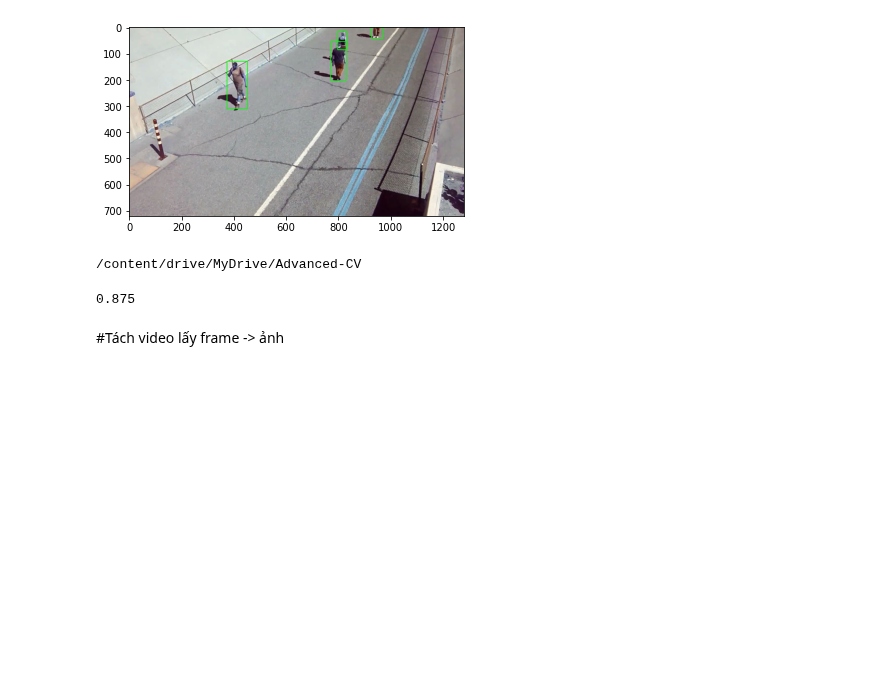
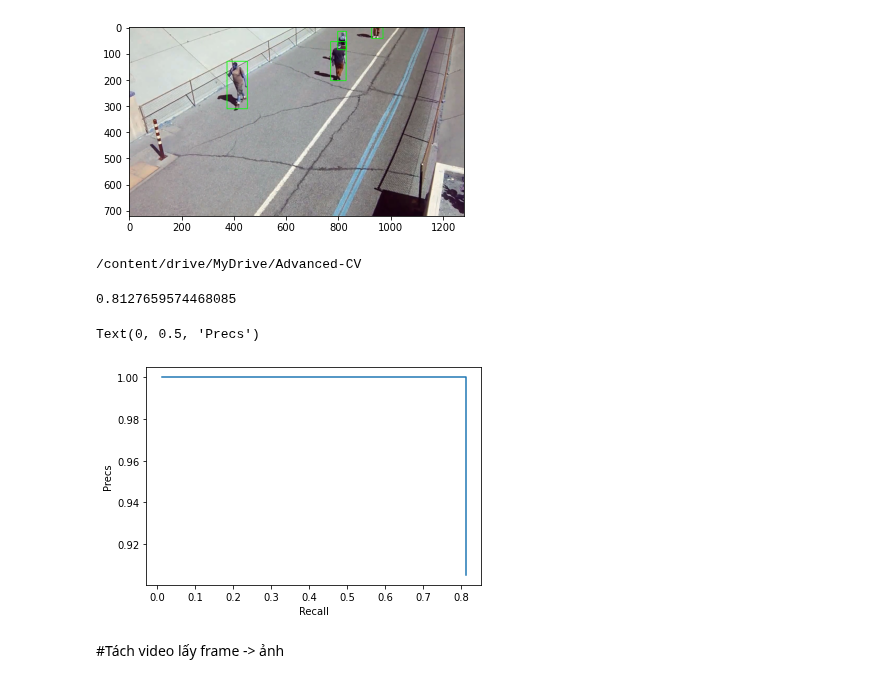
Before and after one commit to lephuocdat2000/Advanced-CV, a Jupyter notebook: FinalProject.ipynb, the cells around one changed output. Drawn from its saved outputs; the diff is of its cells as text; code cells hidden in the pictures; blank space fills up the shorter version.

```diff
--- a/FinalProject.ipynb
+++ b/FinalProject.ipynb
@@ -413,33 +437,39 @@ def Read_Txt(path):
 # %% [output]
 /content/drive/MyDrive/Advanced-CV
 # %%
-list_dir = os.listdir('/content/drive/MyDrive/Advanced-CV/frame_test_video')
-precision_arr = []
-recall_arr = []
-for file in list_dir:
-   if 'txt' in file:
-     gt_bbox = Read_Txt('/content/drive/MyDrive/Advanced-CV/frame_test_video/'+file)
-     name = file.split('.txt')[0] + '.jpg'
-     image = cv2.imread('/content/drive/MyDrive/Advanced-CV/frame_test_video/'+name)
-   else:
-     image = cv2.imread('/content/drive/MyDrive/Advanced-CV/frame_test_video/'+file)
-     name = file.split('.jpg')[0] + '.txt'
-     gt_bbox = Read_Txt('/content/drive/MyDrive/Advanced-CV/frame_test_video/'+name)
-   img_height,img_width = image.shape[0],image.shape[1]
-   gt_bbox[:,0] = gt_bbox[:,0]*img_width
-   gt_bbox[:,1] = gt_bbox[:,1]*img_height
-   gt_bbox[:,2] = gt_bbox[:,2]*img_width
-   gt_bbox[:,3] = gt_bbox[:,3]*img_height
-   boxes = darknet_helper(image,width,height)
-   precision,recall = Image_to_Image(gt_bbox,boxes)
-   precision_arr.append(precision)
-   recall_arr.append(recall)
+folders = ['frame_test_video','frame_vtest']
+count_FN = 0
+IOUS = []
+for folder_name in folders:
+  list_dir = os.listdir('/content/drive/MyDrive/Advanced-CV/'+folder_name)
+  precision_arr = []
+  recall_arr = []
+  for file in list_dir:
+    if 'txt' in file:
+      gt_bbox = Read_Txt('/content/drive/MyDrive/Advanced-CV/'+folder_name+'/'+file)
+      name = file.split('.txt')[0] + '.jpg'
+      image = cv2.imread('/content/drive/MyDrive/Advanced-CV/'+folder_name+'/'+name)
+    else:
+      image = cv2.imread('/content/drive/MyDrive/Advanced-CV/'+folder_name+'/'+file)
+      name = file.split('.jpg')[0] + '.txt'
+      gt_bbox = Read_Txt('/content/drive/MyDrive/Advanced-CV/'+folder_name+'/'+name)
+    img_height,img_width = image.shape[0],image.shape[1]
+    gt_bbox[:,0] = gt_bbox[:,0]*img_width
+    gt_bbox[:,1] = gt_bbox[:,1]*img_height
+    gt_bbox[:,2] = gt_bbox[:,2]*img_width
+    gt_bbox[:,3] = gt_bbox[:,3]*img_height
+    boxes = darknet_helper(image,width,height)
+    IOUS_temp,count=Image_to_Image(gt_bbox,boxes)
+    IOUS += IOUS_temp
+    count_FN += count
 
-precision_arr.append(1.0)
-recall_arr.append(0.0)
-precision_arr = np.array(precision_arr)
-recall_arr = np.array(recall_arr)
-AP = np.sum((recall_arr[:-1] - recall_arr[1:]) * precision_arr[:-1])
-print(AP)
+Precs,Recs = Pre_Rec(IOUS,count_FN)
+#     precision_arr.append(precision)
+#     recall_arr.append(recall)
+
+# precision_arr.append(1.0)
+# recall_arr.append(0.0)
+# precision_arr = np.array(precision_arr)
+# recall_arr = np.array(recall_arr)
+# AP = np.sum((recall_arr[:-1] - recall_arr[1:]) * precision_arr[:-1])
+# print(AP)
-# %% [output]
-0.875
@@ -446,3 +481,15 @@ print(AP)
+# %%
+AP
+# %% [output]
+0.8127659574468085
+# %%
+import matplotlib.pyplot as plt
+plt.plot(Recs,Precs)
+plt.xlabel('Recall')
+plt.ylabel('Precs')
+# %% [output]
+Text(0, 0.5, 'Precs')
+[figure, added]
 # %% [markdown]
 #Tách video lấy frame -> ảnh
 # %%
```
Also changed, not shown: parts of 2 cells of this notebook.
